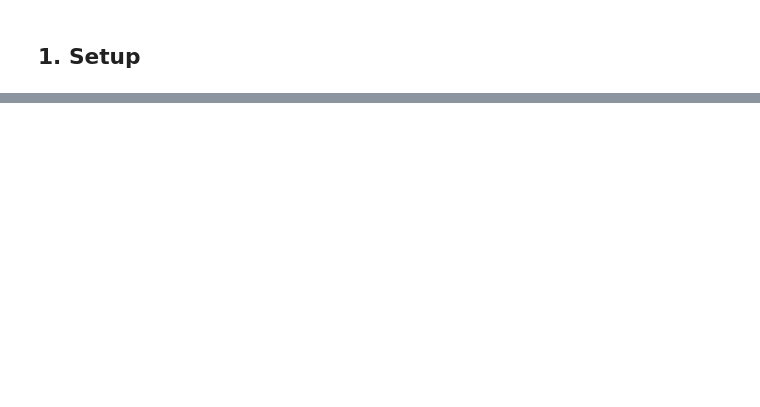
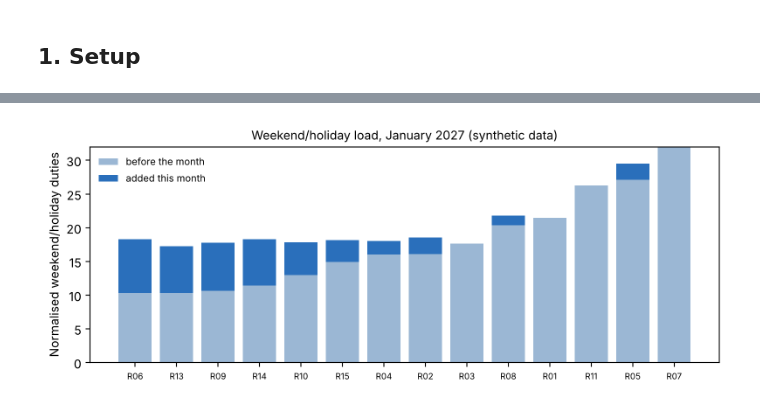
Before and after one commit to claudialbombin/medical-roster-optimization, a Jupyter notebook: notebooks/02_baseline_model.ipynb, the cells around one changed output, grey strips where cells are left out. Drawn from its saved outputs; the diff is of its cells as text; code cells hidden in the pictures; blank space fills up the shorter version.

```diff
--- a/notebooks/02_baseline_model.ipynb
+++ b/notebooks/02_baseline_model.ipynb
@@ -164,0 +205,13 @@ Roster table, unmet requirements by type, violated requests, weekend/holiday loa
+# %%
+def solve(m, time_limit=120):
+    m.Params.MIPGap = 0
+    m.Params.TimeLimit = time_limit
+    m.optimize()
+    if m.Status == GRB.INFEASIBLE:
+        raise RuntimeError("Infeasible model: this indicates a data error (see formulation, Section 6).")
+    if m.SolCount == 0:
+        raise RuntimeError(f"No solution found (status {m.Status}).")
+    if m.Status != GRB.OPTIMAL:
+        print(f"Warning: status {m.Status}, best solution returned.")
+    x = m._vars["x"]
+    return pd.DataFrame([k for k in x if x[k].X > 0.5], columns=["resident", "day", "duty"])
@@ -164,0 +372,24 @@ Roster table, unmet requirements by type, violated requests, weekend/holiday loa
+# %%
+def plot_fairness(roster, inst, title, path=None):
+    s = index_instance(inst)
+    y = y_table(roster, s)
+    R_F = s["R_F"]
+    before = np.array([s["H"][r] / s["Phi"][r] for r in R_F])
+    after = np.array([(s["H"][r] + sum(y.get((r, d), 0) for d in s["F"])) / s["Phi"][r] for r in R_F])
+    order = np.argsort(before)
+    fig, ax = plt.subplots(figsize=(8, 3.2))
+    ax.bar(np.arange(len(R_F)), before[order], color="#9bb7d4", label="before the month")
+    ax.bar(np.arange(len(R_F)), (after - before)[order], bottom=before[order], color="#2a6fbb", label="added this month")
+    ax.set_xticks(range(len(R_F)), [R_F[i] for i in order], fontsize=7)
+    ax.set_ylabel("Normalised weekend/holiday duties")
+    ax.legend(fontsize=8, frameon=False)
+    ax.set_title(title, fontsize=10)
+    fig.tight_layout()
+    if path:
+        fig.savefig(path, dpi=200, bbox_inches="tight")
+    return fig
+
+
+plot_fairness(roster, base, "Weekend/holiday load, January 2027 (synthetic data)", FIG_DIR / "fairness_jan2027_base.png");
+# %% [output]
+[figure, added]
```
Also changed, not shown: parts of 60 cells of this notebook, 3 other files.
